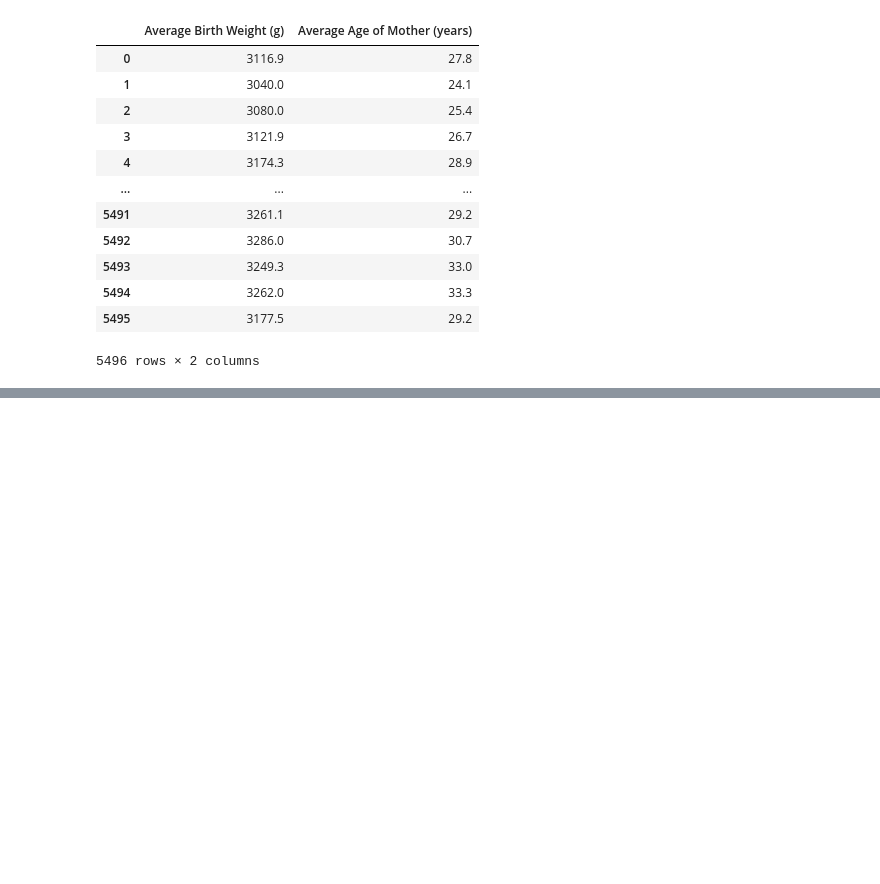
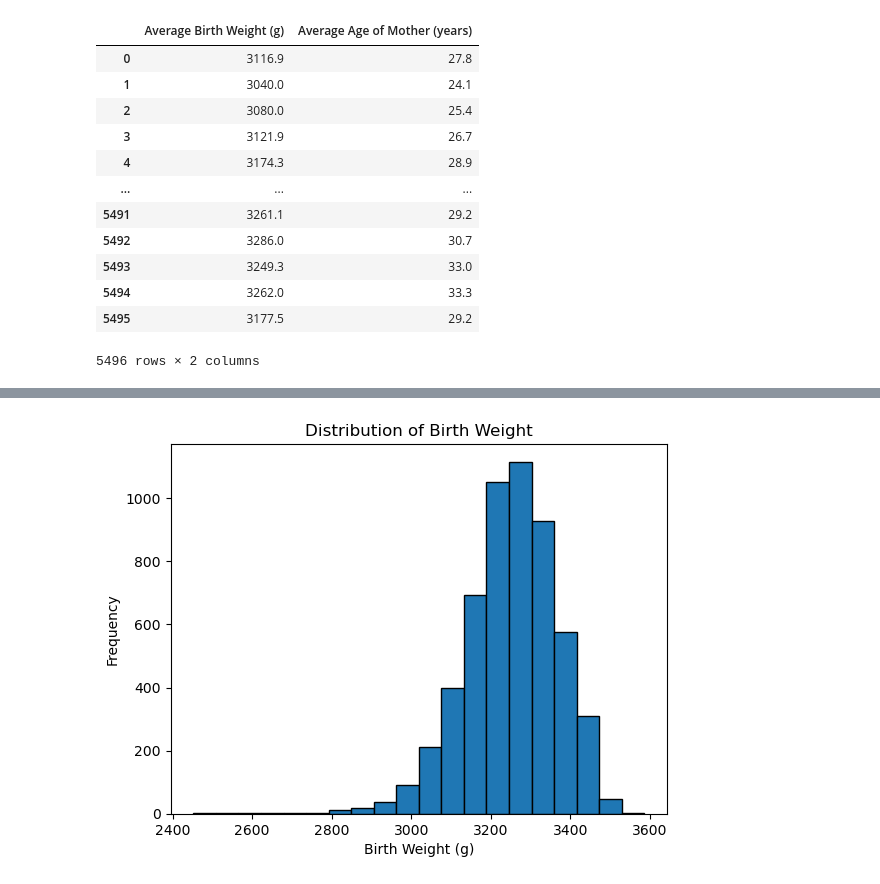
Before and after one commit to micah-11101/US-Birth-Analysis, a Jupyter notebook: JupyterNotebooks/MMK.ipynb, the cells around one changed output, grey strips where cells are left out. Drawn from its saved outputs; the diff is of its cells as text; code cells hidden in the pictures; blank space fills up the shorter version.

```diff
--- a/JupyterNotebooks/MackandMicah.ipynb
+++ b/JupyterNotebooks/MMK.ipynb
@@ -424,0 +461,11 @@ age_weight_df
+# %%
+# Plot the distribution of birth weight
+plt.hist(df['Average Birth Weight (g)'], bins=20, edgecolor='black')
+plt.title('Distribution of Birth Weight')
+plt.xlabel('Birth Weight (g)')
+plt.ylabel('Frequency')
+#Save Image
+plt.savefig("../Visuals/DistributionofBirthWeight.png")
+plt.show()
+# %% [output]
+[figure, added]
```
Also changed, not shown: parts of 6 cells of this notebook, 5 other files.
